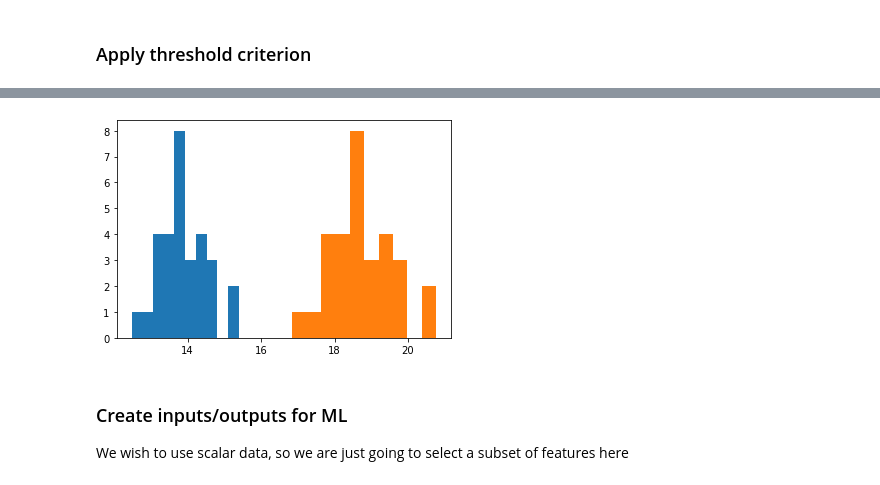
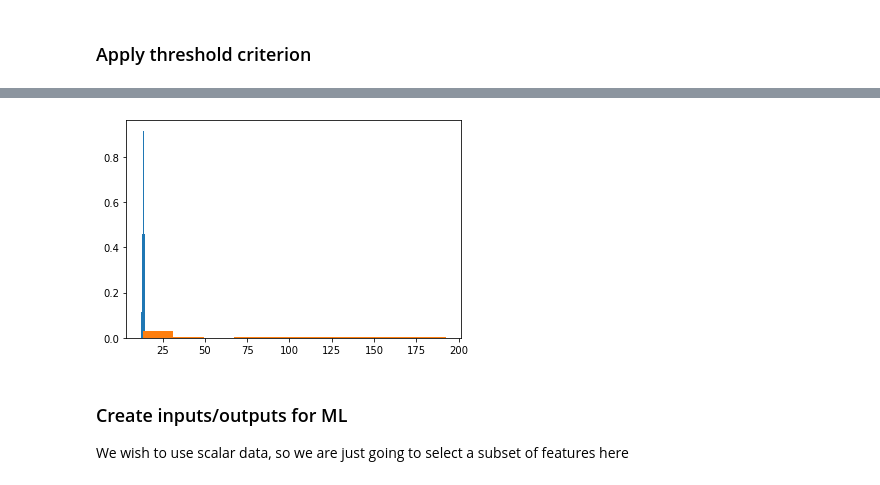
Before and after one commit to rsethi21/foldingML, a Jupyter notebook: prelim.ipynb, the cells around one changed output, grey strips where cells are left out. Cells and saved outputs as stored; diff of their text form; code cells hidden in the pictures.

```diff
--- a/prelim.ipynb
+++ b/prelim.ipynb
@@ -21,5 +19,8 @@ import matplotlib.pylab as plt
 # %%
 dfa = pd.read_csv( "traj3_scored.csv" )
 len(dfa.index)
+
+dfb = pd.read_csv( "traj7_scored.csv" )
+len(dfb.index)
 # %% [output]
 30
@@ -38,12 +27,2 @@ This is a placeholder until I get statistics from the other dataset
-# %%
-dfb=dfa.copy()
-# %%
-ar =dfb['RgStart']
-ar*=1.5
-dfb['RgStart']=ar
-
-ar =dfb['RgEnd']
-ar*=1.35
-dfb['RgEnd']=ar
 # %% [markdown]
 ### Apply threshold criterion
@@ -50,10 +49,10 @@ dfb['RgEnd']=ar
 # %%
-plt.hist(dfa['RgEnd'],label="A")
-plt.hist(dfb['RgEnd'],label="B")
+plt.hist(dfa['RgEnd'],density=True,label="pH3")
+plt.hist(dfb['RgEnd'],density=True,label="pH7")
 
 cutoff = 18.
 # %% [output]
-[figure, old version]
+[figure, new version]
 # %%
 df = pd.concat([dfa,dfb])
 df['isFolded']=np.where(df['RgEnd']<cutoff,True,False)
```
Also changed, not shown: parts of 6 cells of this notebook, 2 other files.
